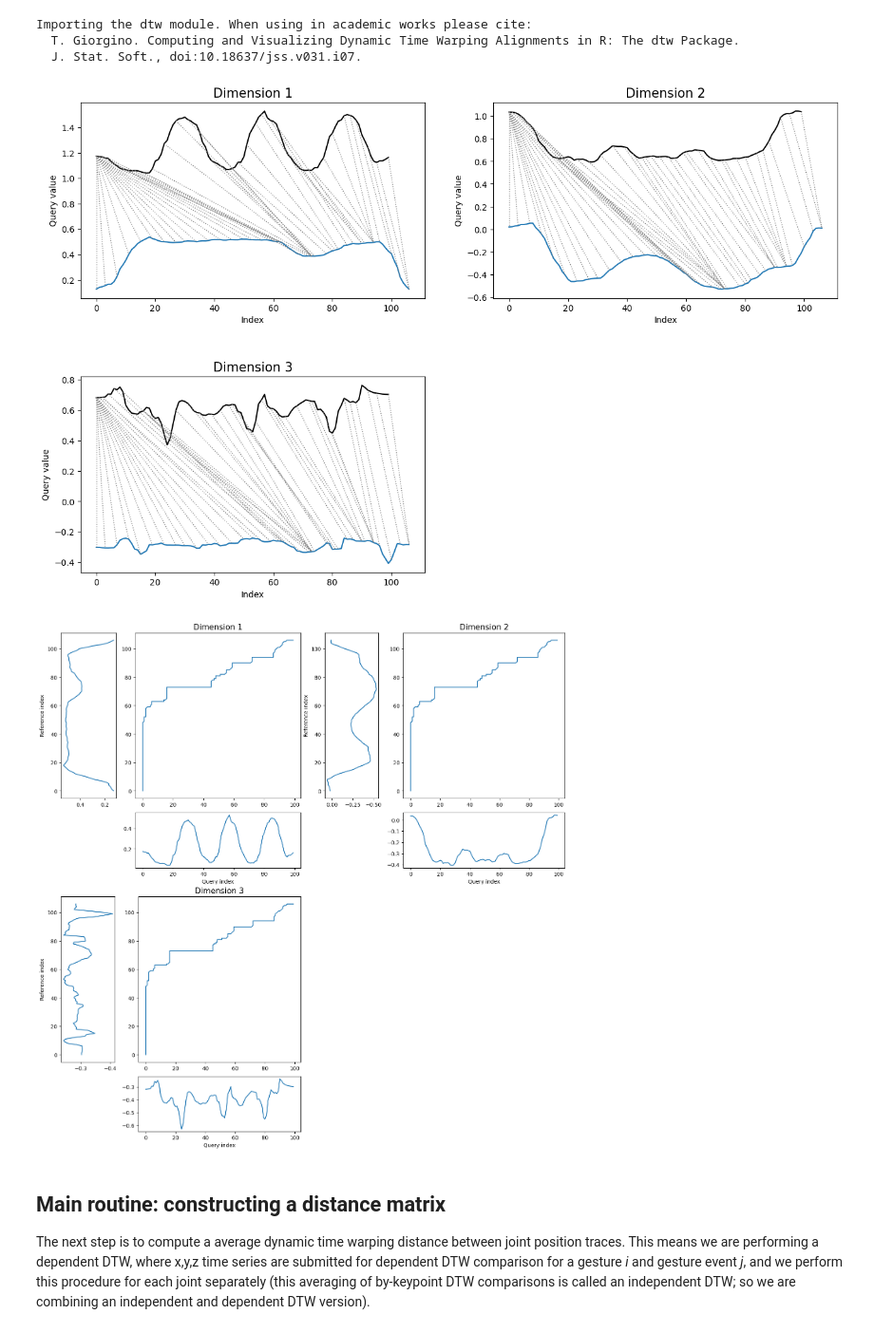
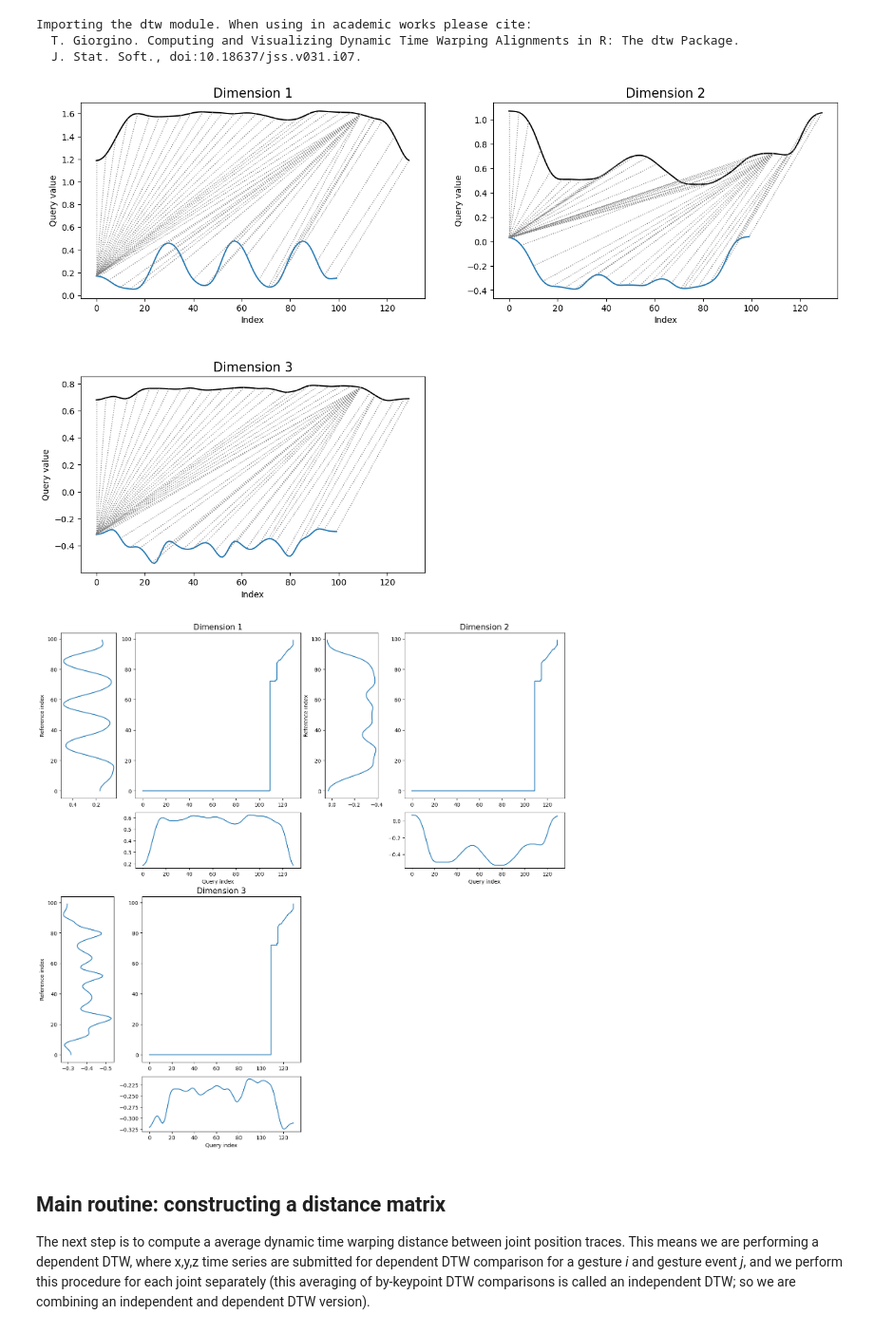
Before and after one commit to EnvisionBOX/envisionBOX_modulesWP, a Jupyter notebook: Gesture_kinematic_spaces/Scripts/gesture_kinematic_spaces_v2.ipynb, the cells around one changed output. Shown: that part at 95% size. Drawn from its saved outputs; the diff is of its cells as text; code cells hidden in the pictures.

```diff
--- a/Gesture_kinematic_spaces/Scripts/gesture_kinematic_spaces_v2.ipynb
+++ b/Gesture_kinematic_spaces/Scripts/gesture_kinematic_spaces_v2.ipynb
@@ -125,38 +125,40 @@ Importing the dtw module. When using in academic works please cite:
 # https://mikolajszafraniecupds.github.io/shapedtw-python/
 import numpy as np
 from numpy.random import randn
 from shapedtw.shapedtw import shape_dtw
 from shapedtw.dtwPlot import dtwPlot
 from shapedtw.shapeDescriptors import SlopeDescriptor
 
 # using dtw to compare distances and show a warping line
-MT1 = pd.read_csv(timeseriesfolder+"TO-SWIM_silentgesture.csv")
-MT2 = pd.read_csv(timeseriesfolder+"PLANE_silentgesture.csv")
+MT1 = pd.read_csv(timeseriesfolder+"TO-FLY_silentgesture.csv")
+MT2 = pd.read_csv(timeseriesfolder+"TO-SWIM_silentgesture.csv")
+MT1 = MT1.apply(lambda x: gaussian_filter1d(x, sigma = 2)) #smooth a little
+MT2 = MT2.apply(lambda x: gaussian_filter1d(x, sigma = 2)) #smooth a little
 
 # see two time series  MT1["Y_RIGHT_INDEX"] and MT2["Y_RIGHT_INDEX"] into np.array
 ts1 = np.array(MT1[keypointindexleft])
 ts2 = np.array(MT2[keypointindexleft])
 
 # produce dtw distance dtaidistance.dtw_ndim.distance
 #dtw_functions.dtw(ts1, ts2, local_dissimilarity=d.euclidean, get_visualization=True, constrained_path_search="sakoe_chiba")
 
 slope_descriptor = SlopeDescriptor(slope_window=3)
 subsequence_width = 3
 
 shape_dtw_dependent_results = shape_dtw(
     x=ts1,
     y=ts2,
     subsequence_width=subsequence_width,
     shape_descriptor=slope_descriptor,
     multivariate_version="dependent"
 )
-dependent_distance = round(shape_dtw_dependent_results.distance, 2)
+dependent_distance = round(shape_dtw_dependent_results.distance, 1)
 
 dtwPlot(shape_dtw_dependent_results, plot_type="twoway", xoffset=1)
 dtwPlot(shape_dtw_dependent_results, plot_type="threeway")
 # %% [output]
-[figure, old version]
+[figure, new version]
-[figure, old version]
+[figure, new version]
 # %% [markdown]
 ## Main routine: constructing a distance matrix
 
```
Also changed, not shown: parts of 1 cell of this notebook.
